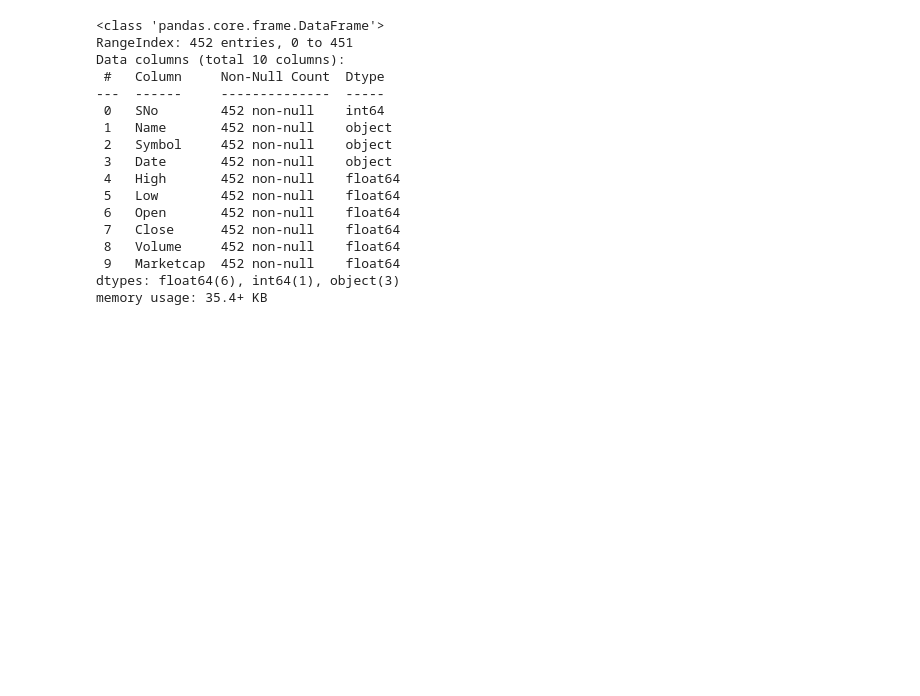
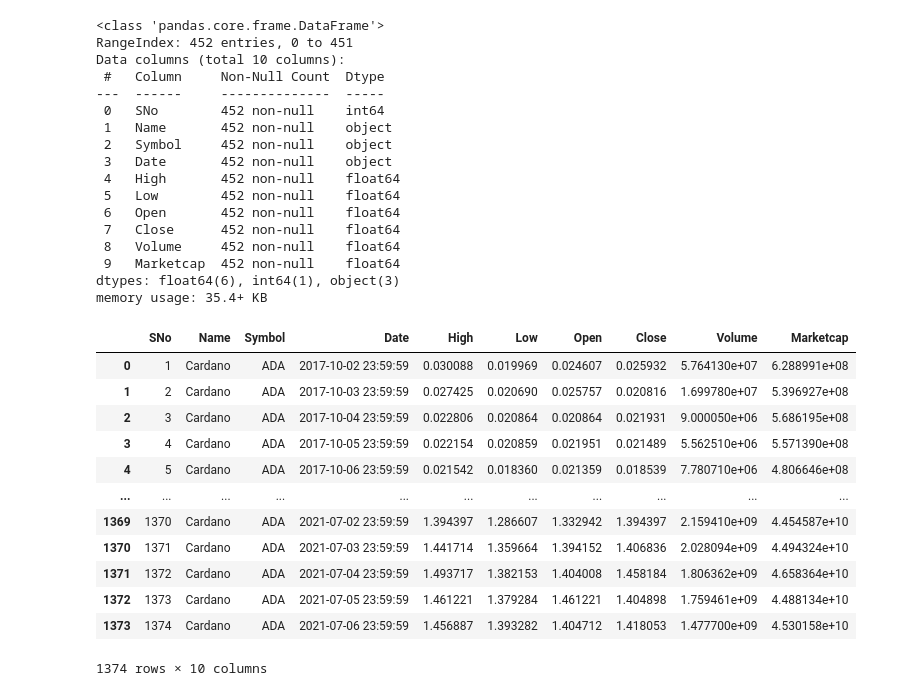
Before and after one commit to Rodrigomarques02/squad3-modulo-5, a Jupyter notebook: Tratamento de dados.ipynb, the cells around one changed output. Cells and saved outputs as stored; diff of their text form; code cells hidden in the pictures; blank space fills up the shorter version.

Commit message:
Add Coins
Adicionei mais 4 coins para completar as 10 da lista

```diff
--- a/Tratamento de dados.ipynb
+++ b/Tratamento de dados.ipynb
@@ -245,3 +245,21 @@ Data columns (total 10 columns):
  9   Marketcap  452 non-null    float64
 dtypes: float64(6), int64(1), object(3)
 memory usage: 35.4+ KB
+# %%
+# Dados da Cardano - ADA
+data_ada = pd.read_csv('Cryptocurrency Database\coin_Cardano.csv', sep=',')
+display(data_ada)
+# %% [output]
+|  | SNo | Name | Symbol | Date | High | Low | Open | Close | Volume | Marketcap |
+| 0 | 1 | Cardano | ADA | 2017-10-02 23:59:59 | 0.030088 | 0.019969 | 0.024607 | 0.025932 | 5.764130e+07 | 6.288991e+08 |
+| 1 | 2 | Cardano | ADA | 2017-10-03 23:59:59 | 0.027425 | 0.020690 | 0.025757 | 0.020816 | 1.699780e+07 | 5.396927e+08 |
+| 2 | 3 | Cardano | ADA | 2017-10-04 23:59:59 | 0.022806 | 0.020864 | 0.020864 | 0.021931 | 9.000050e+06 | 5.686195e+08 |
+| 3 | 4 | Cardano | ADA | 2017-10-05 23:59:59 | 0.022154 | 0.020859 | 0.021951 | 0.021489 | 5.562510e+06 | 5.571390e+08 |
+| 4 | 5 | Cardano | ADA | 2017-10-06 23:59:59 | 0.021542 | 0.018360 | 0.021359 | 0.018539 | 7.780710e+06 | 4.806646e+08 |
+| ... | ... | ... | ... | ... | ... | ... | ... | ... | ... | ... |
+| 1369 | 1370 | Cardano | ADA | 2021-07-02 23:59:59 | 1.394397 | 1.286607 | 1.332942 | 1.394397 | 2.159410e+09 | 4.454587e+10 |
+| 1370 | 1371 | Cardano | ADA | 2021-07-03 23:59:59 | 1.441714 | 1.359664 | 1.394152 | 1.406836 | 2.028094e+09 | 4.494324e+10 |
+| 1371 | 1372 | Cardano | ADA | 2021-07-04 23:59:59 | 1.493717 | 1.382153 | 1.404008 | 1.458184 | 1.806362e+09 | 4.658364e+10 |
+| 1372 | 1373 | Cardano | ADA | 2021-07-05 23:59:59 | 1.461221 | 1.379284 | 1.461221 | 1.404898 | 1.759461e+09 | 4.488134e+10 |
+| 1373 | 1374 | Cardano | ADA | 2021-07-06 23:59:59 | 1.456887 | 1.393282 | 1.404712 | 1.418053 | 1.477700e+09 | 4.530158e+10 |
+1374 rows × 10 columns
```
Also changed, not shown: parts of 7 cells of this notebook, 4 other files.
